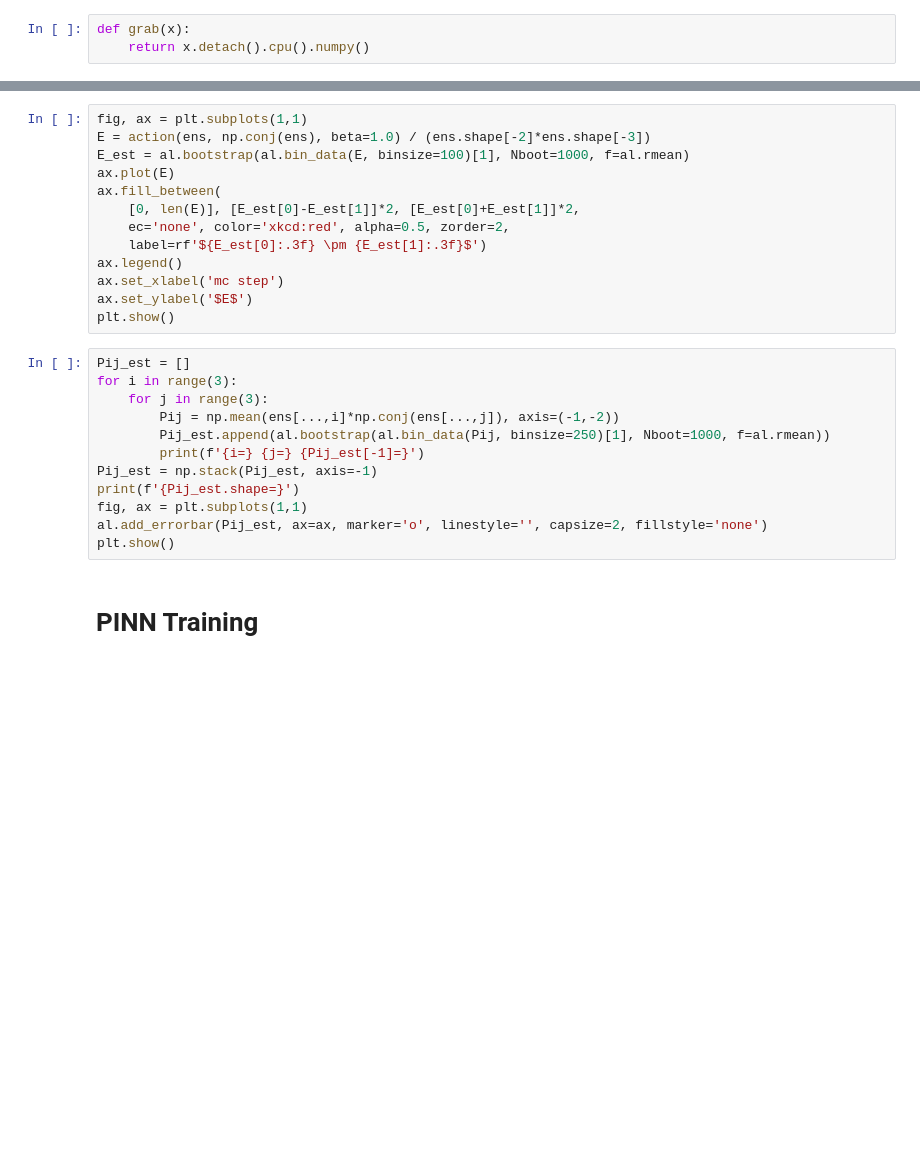
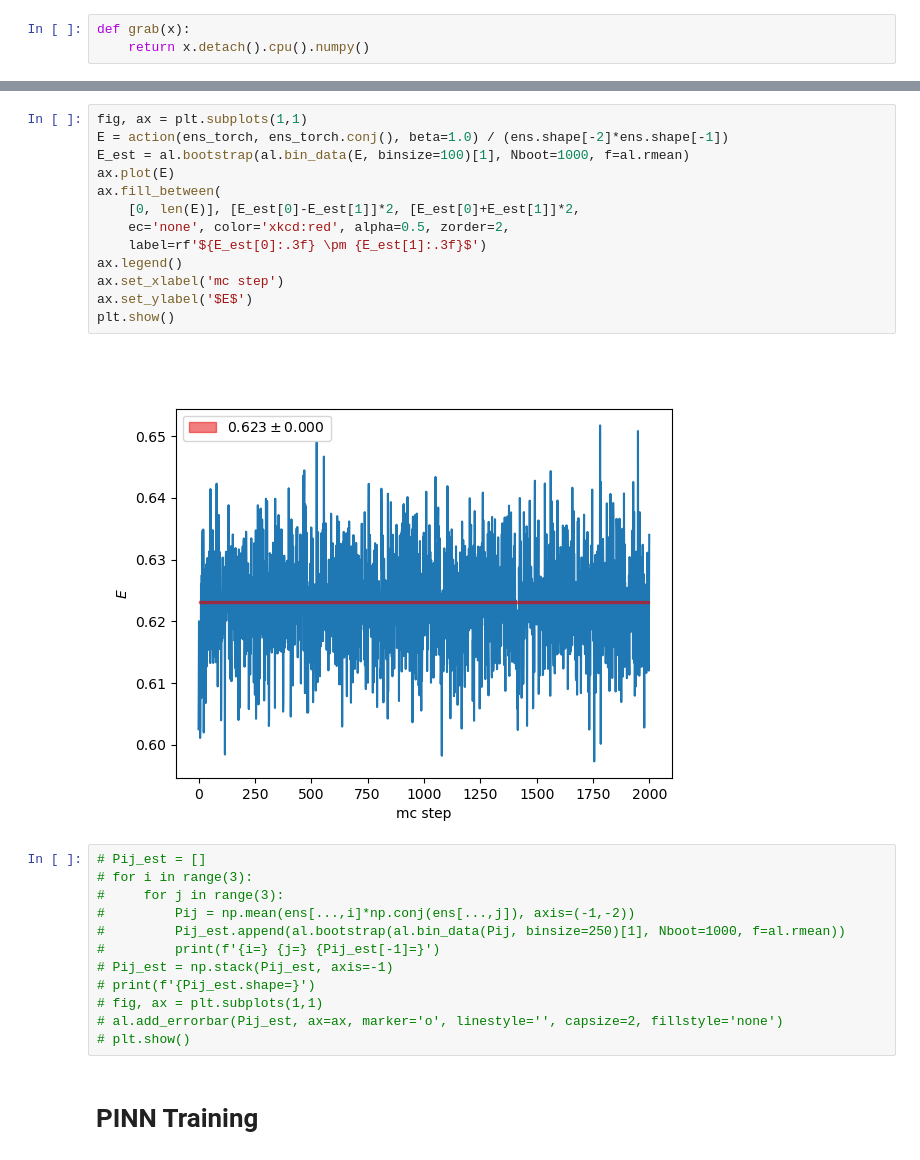
Before and after one commit to gkanwar/cpN, a Jupyter notebook: notebooks/PINN_Deforms.ipynb, the cells around one changed output, grey strips where cells are left out. Drawn from its saved outputs; the diff is of its cells as text; blank space fills up the shorter version.

```diff
--- a/notebooks/PINN_Deforms.ipynb
+++ b/notebooks/PINN_Deforms.ipynb
@@ -70,28 +110,30 @@ def grad_action(x, *, beta):
 # %%
 fig, ax = plt.subplots(1,1)
-E = action(ens, np.conj(ens), beta=1.0) / (ens.shape[-2]*ens.shape[-3])
+E = action(ens_torch, ens_torch.conj(), beta=1.0) / (ens.shape[-2]*ens.shape[-1])
 E_est = al.bootstrap(al.bin_data(E, binsize=100)[1], Nboot=1000, f=al.rmean)
 ax.plot(E)
 ax.fill_between(
     [0, len(E)], [E_est[0]-E_est[1]]*2, [E_est[0]+E_est[1]]*2,
     ec='none', color='xkcd:red', alpha=0.5, zorder=2,
     label=rf'${E_est[0]:.3f} \pm {E_est[1]:.3f}$')
 ax.legend()
 ax.set_xlabel('mc step')
 ax.set_ylabel('$E$')
 plt.show()
+# %% [output]
+[figure, added]
 # %%
-Pij_est = []
-for i in range(3):
-    for j in range(3):
-        Pij = np.mean(ens[...,i]*np.conj(ens[...,j]), axis=(-1,-2))
-        Pij_est.append(al.bootstrap(al.bin_data(Pij, binsize=250)[1], Nboot=1000, f=al.rmean))
-        print(f'{i=} {j=} {Pij_est[-1]=}')
-Pij_est = np.stack(Pij_est, axis=-1)
-print(f'{Pij_est.shape=}')
-fig, ax = plt.subplots(1,1)
-al.add_errorbar(Pij_est, ax=ax, marker='o', linestyle='', capsize=2, fillstyle='none')
-plt.show()
+# Pij_est = []
+# for i in range(3):
+#     for j in range(3):
+#         Pij = np.mean(ens[...,i]*np.conj(ens[...,j]), axis=(-1,-2))
+#         Pij_est.append(al.bootstrap(al.bin_data(Pij, binsize=250)[1], Nboot=1000, f=al.rmean))
+#         print(f'{i=} {j=} {Pij_est[-1]=}')
+# Pij_est = np.stack(Pij_est, axis=-1)
+# print(f'{Pij_est.shape=}')
+# fig, ax = plt.subplots(1,1)
+# al.add_errorbar(Pij_est, ax=ax, marker='o', linestyle='', capsize=2, fillstyle='none')
+# plt.show()
 # %% [markdown]
 # PINN Training
 # %%
```
Also changed, not shown: parts of 17 cells of this notebook.
